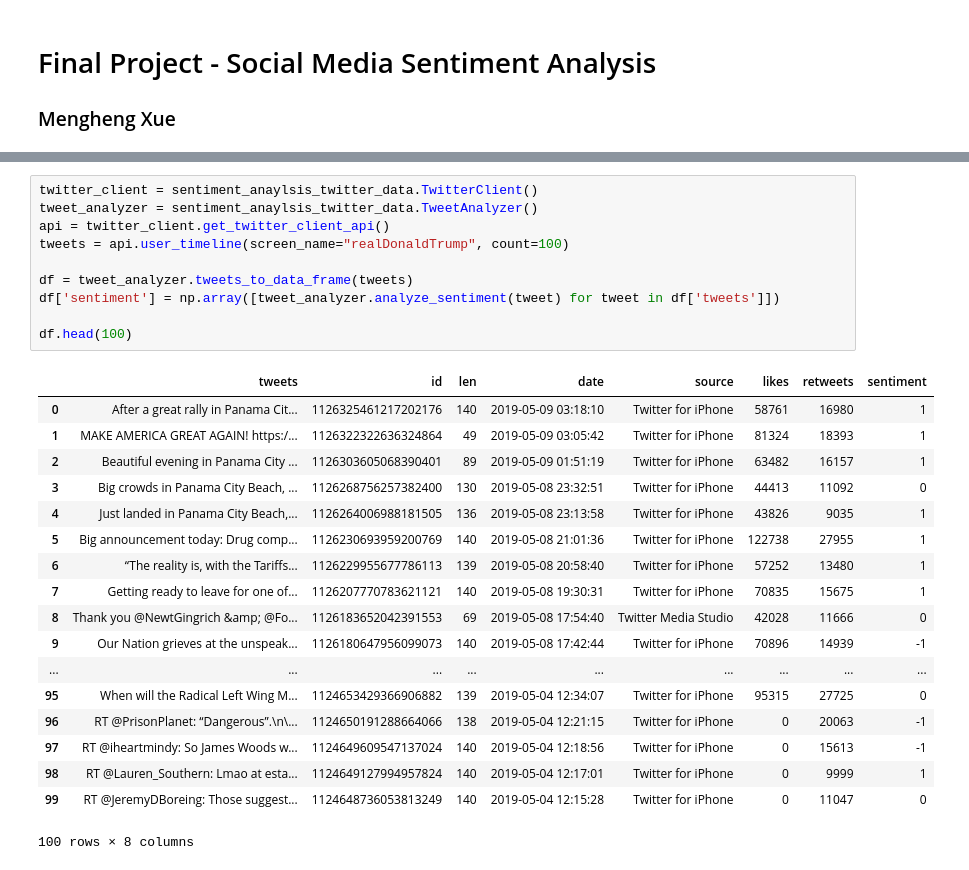
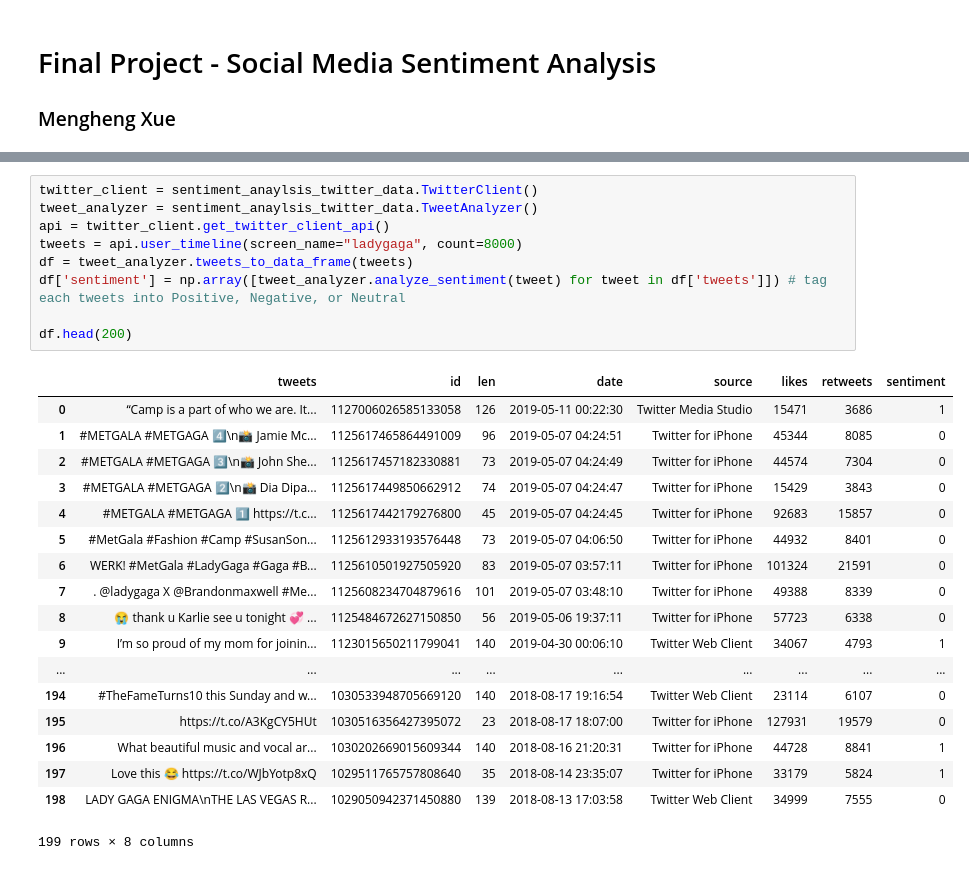
Before and after one commit to bondxue/FRE9733-Big-Data-in-Finance, a Jupyter notebook: FinalProject-SocialMediaSentimentAnalysis/Final_Project_Social_Media_Sentiment_Analysis.ipynb, the cells around one changed output, grey strips where cells are left out. Saved outputs shown, nothing was run; the diff lists cells and outputs as text.

```diff
--- a/FinalProject-SocialMediaSentimentAnalysis/Final_Project_Social_Media_Sentiment_Analysis.ipynb
+++ b/FinalProject-SocialMediaSentimentAnalysis/Final_Project_Social_Media_Sentiment_Analysis.ipynb
@@ -13,29 +14,28 @@ import seaborn as sns
 # %%
 twitter_client = sentiment_anaylsis_twitter_data.TwitterClient()
 tweet_analyzer = sentiment_anaylsis_twitter_data.TweetAnalyzer()
 api = twitter_client.get_twitter_client_api()
-tweets = api.user_timeline(screen_name="realDonaldTrump", count=100)
+tweets = api.user_timeline(screen_name="ladygaga", count=8000)
+df = tweet_analyzer.tweets_to_data_frame(tweets)
+df['sentiment'] = np.array([tweet_analyzer.analyze_sentiment(tweet) for tweet in df['tweets']]) # tag each tweets into Positive, Negative, or Neutral
 
-df = tweet_analyzer.tweets_to_data_frame(tweets)
-df['sentiment'] = np.array([tweet_analyzer.analyze_sentiment(tweet) for tweet in df['tweets']])
-
-df.head(100)
+df.head(200)
 # %% [output]
 |  | tweets | id | len | date | source | likes | retweets | sentiment |
-| 0 | After a great rally in Panama Cit... | 1126325461217202176 | 140 | 2019-05-09 03:18:10 | Twitter for iPhone | 58761 | 16980 | 1 |
-| 1 | MAKE AMERICA GREAT AGAIN! https:/... | 1126322322636324864 | 49 | 2019-05-09 03:05:42 | Twitter for iPhone | 81324 | 18393 | 1 |
-| 2 | Beautiful evening in Panama City ... | 1126303605068390401 | 89 | 2019-05-09 01:51:19 | Twitter for iPhone | 63482 | 16157 | 1 |
-| 3 | Big crowds in Panama City Beach, ... | 1126268756257382400 | 130 | 2019-05-08 23:32:51 | Twitter for iPhone | 44413 | 11092 | 0 |
-| 4 | Just landed in Panama City Beach,... | 1126264006988181505 | 136 | 2019-05-08 23:13:58 | Twitter for iPhone | 43826 | 9035 | 1 |
-| 5 | Big announcement today: Drug comp... | 1126230693959200769 | 140 | 2019-05-08 21:01:36 | Twitter for iPhone | 122738 | 27955 | 1 |
-| 6 | “The reality is, with the Tariffs... | 1126229955677786113 | 139 | 2019-05-08 20:58:40 | Twitter for iPhone | 57252 | 13480 | 1 |
-| 7 | Getting ready to leave for one of... | 1126207770783621121 | 140 | 2019-05-08 19:30:31 | Twitter for iPhone | 70835 | 15675 | 1 |
-| 8 | Thank you @NewtGingrich &amp; @Fo... | 1126183652042391553 | 69 | 2019-05-08 17:54:40 | Twitter Media Studio | 42028 | 11666 | 0 |
-| 9 | Our Nation grieves at the unspeak... | 1126180647956099073 | 140 | 2019-05-08 17:42:44 | Twitter for iPhone | 70896 | 14939 | -1 |
+| 0 | “Camp is a part of who we are. It... | 1127006026585133058 | 126 | 2019-05-11 00:22:30 | Twitter Media Studio | 15471 | 3686 | 1 |
+| 1 | #METGALA #METGAGA 4️⃣\n📸 Jamie Mc... | 1125617465864491009 | 96 | 2019-05-07 04:24:51 | Twitter for iPhone | 45344 | 8085 | 0 |
+| 2 | #METGALA #METGAGA 3️⃣\n📸 John She... | 1125617457182330881 | 73 | 2019-05-07 04:24:49 | Twitter for iPhone | 44574 | 7304 | 0 |
+| 3 | #METGALA #METGAGA 2️⃣\n📸 Dia Dipa... | 1125617449850662912 | 74 | 2019-05-07 04:24:47 | Twitter for iPhone | 15429 | 3843 | 0 |
+| 4 | #METGALA #METGAGA 1️⃣ https://t.c... | 1125617442179276800 | 45 | 2019-05-07 04:24:45 | Twitter for iPhone | 92683 | 15857 | 0 |
+| 5 | #MetGala #Fashion #Camp #SusanSon... | 1125612933193576448 | 73 | 2019-05-07 04:06:50 | Twitter for iPhone | 44932 | 8401 | 0 |
+| 6 | WERK! #MetGala #LadyGaga #Gaga #B... | 1125610501927505920 | 83 | 2019-05-07 03:57:11 | Twitter for iPhone | 101324 | 21591 | 0 |
+| 7 | . @ladygaga X @Brandonmaxwell #Me... | 1125608234704879616 | 101 | 2019-05-07 03:48:10 | Twitter for iPhone | 49388 | 8339 | 0 |
+| 8 | 😭 thank u Karlie see u tonight 💞 ... | 1125484672627150850 | 56 | 2019-05-06 19:37:11 | Twitter for iPhone | 57723 | 6338 | 0 |
+| 9 | I’m so proud of my mom for joinin... | 1123015650211799041 | 140 | 2019-04-30 00:06:10 | Twitter Web Client | 34067 | 4793 | 1 |
 | ... | ... | ... | ... | ... | ... | ... | ... | ... |
-| 95 | When will the Radical Left Wing M... | 1124653429366906882 | 139 | 2019-05-04 12:34:07 | Twitter for iPhone | 95315 | 27725 | 0 |
-| 96 | RT @PrisonPlanet: “Dangerous”.\n\... | 1124650191288664066 | 138 | 2019-05-04 12:21:15 | Twitter for iPhone | 0 | 20063 | -1 |
-| 97 | RT @iheartmindy: So James Woods w... | 1124649609547137024 | 140 | 2019-05-04 12:18:56 | Twitter for iPhone | 0 | 15613 | -1 |
-| 98 | RT @Lauren_Southern: Lmao at esta... | 1124649127994957824 | 140 | 2019-05-04 12:17:01 | Twitter for iPhone | 0 | 9999 | 1 |
-| 99 | RT @JeremyDBoreing: Those suggest... | 1124648736053813249 | 140 | 2019-05-04 12:15:28 | Twitter for iPhone | 0 | 11047 | 0 |
+| 194 | #TheFameTurns10 this Sunday and w... | 1030533948705669120 | 140 | 2018-08-17 19:16:54 | Twitter Web Client | 23114 | 6107 | 0 |
+| 195 | https://t.co/A3KgCY5HUt | 1030516356427395072 | 23 | 2018-08-17 18:07:00 | Twitter for iPhone | 127931 | 19579 | 0 |
+| 196 | What beautiful music and vocal ar... | 1030202669015609344 | 140 | 2018-08-16 21:20:31 | Twitter for iPhone | 44728 | 8841 | 1 |
+| 197 | Love this 😂 https://t.co/WJbYotp8xQ | 1029511765757808640 | 35 | 2018-08-14 23:35:07 | Twitter for iPhone | 33179 | 5824 | 1 |
+| 198 | LADY GAGA ENIGMA\nTHE LAS VEGAS R... | 1029050942371450880 | 139 | 2018-08-13 17:03:58 | Twitter Web Client | 34999 | 7555 | 0 |
-100 rows × 8 columns
+199 rows × 8 columns
```
Also changed, not shown: parts of 13 cells of this notebook, 1 other file.
